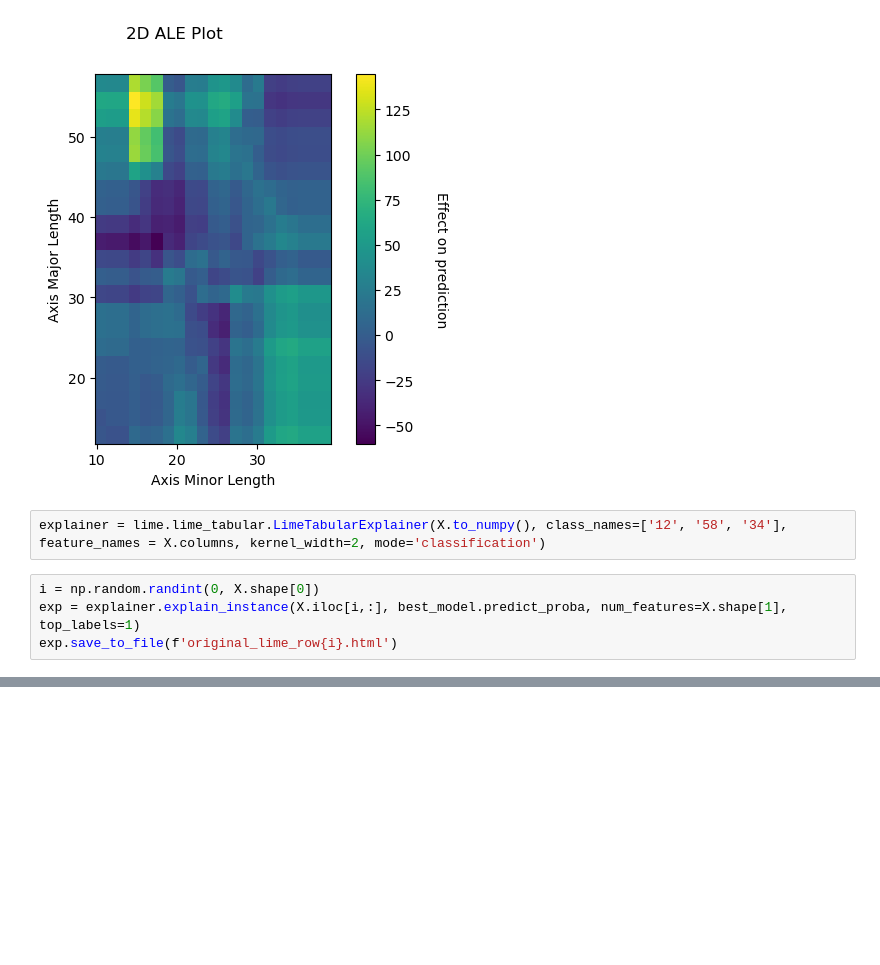
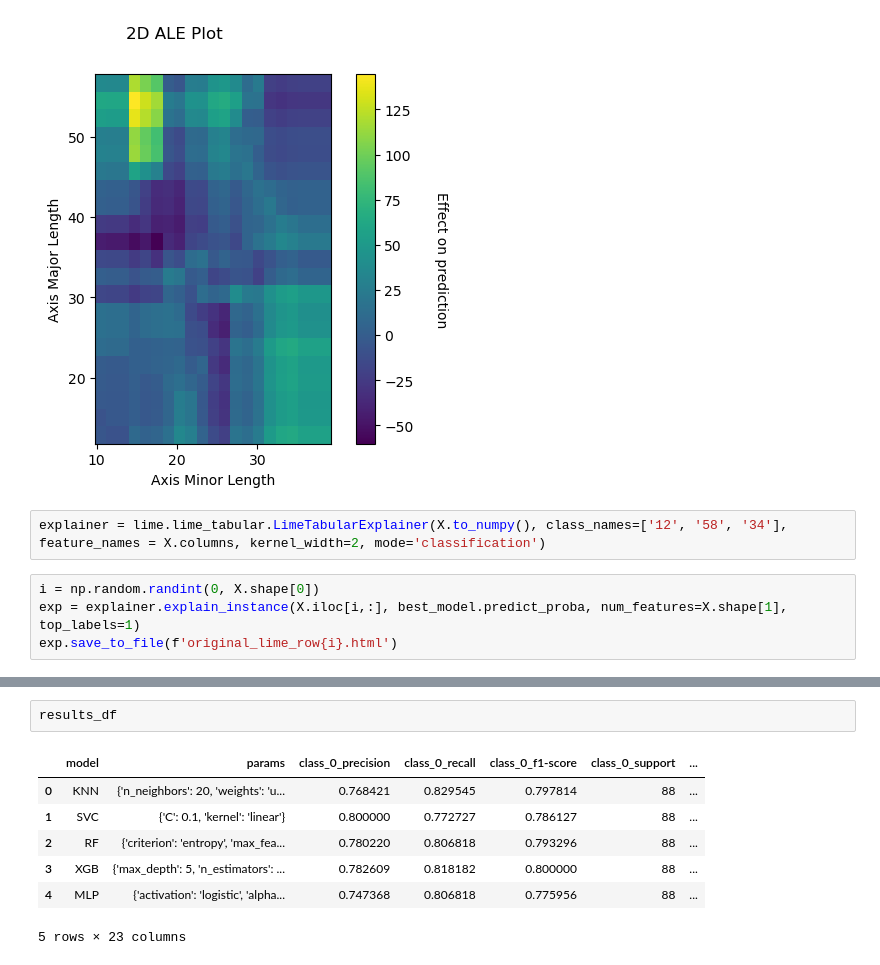
Before and after one commit to anqi-j/morphological-image-processing, a Jupyter notebook: classify/original_deterministic_models.ipynb, the cells around one changed output, grey strips where cells are left out. Saved outputs shown, nothing was run; the diff lists cells and outputs as text; blank space fills up the shorter version.

```diff
--- a/classify/original_deterministic_models.ipynb
+++ b/classify/original_deterministic_models.ipynb
@@ -427,0 +576,10 @@ exp.save_to_file(f'original_lime_row{i}.html')
+# %%
+results_df
+# %% [output]
+|  | model | params | class_0_precision | class_0_recall | class_0_f1-score | class_0_support | ... |
+| 0 | KNN | {'n_neighbors': 20, 'weights': 'u... | 0.768421 | 0.829545 | 0.797814 | 88 | ... |
+| 1 | SVC | {'C': 0.1, 'kernel': 'linear'} | 0.800000 | 0.772727 | 0.786127 | 88 | ... |
+| 2 | RF | {'criterion': 'entropy', 'max_fea... | 0.780220 | 0.806818 | 0.793296 | 88 | ... |
+| 3 | XGB | {'max_depth': 5, 'n_estimators': ... | 0.782609 | 0.818182 | 0.800000 | 88 | ... |
+| 4 | MLP | {'activation': 'logistic', 'alpha... | 0.747368 | 0.806818 | 0.775956 | 88 | ... |
+5 rows × 23 columns
```
Also changed, not shown: parts of 9 cells of this notebook.
